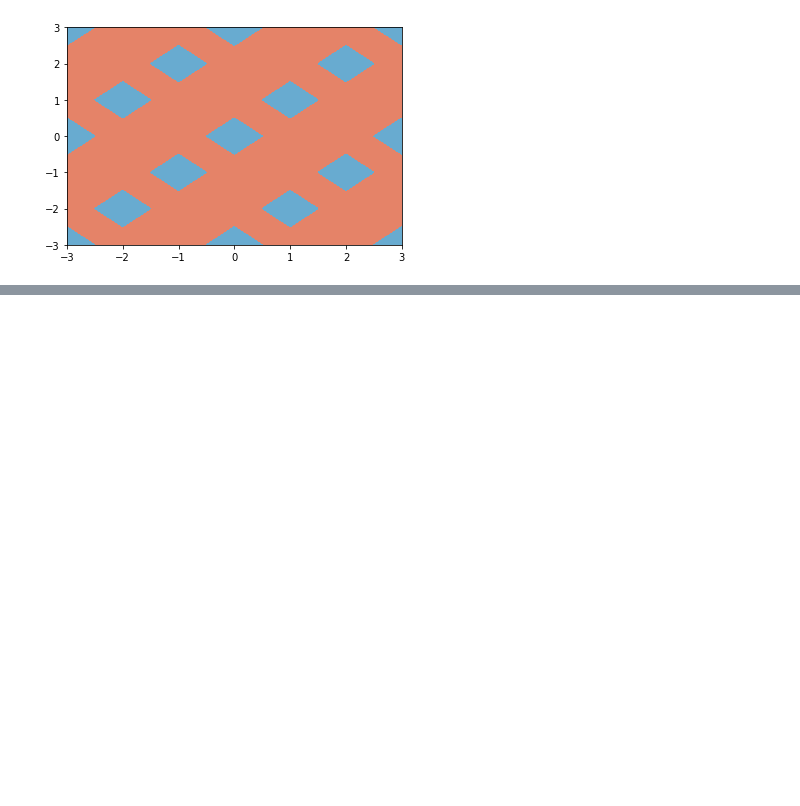
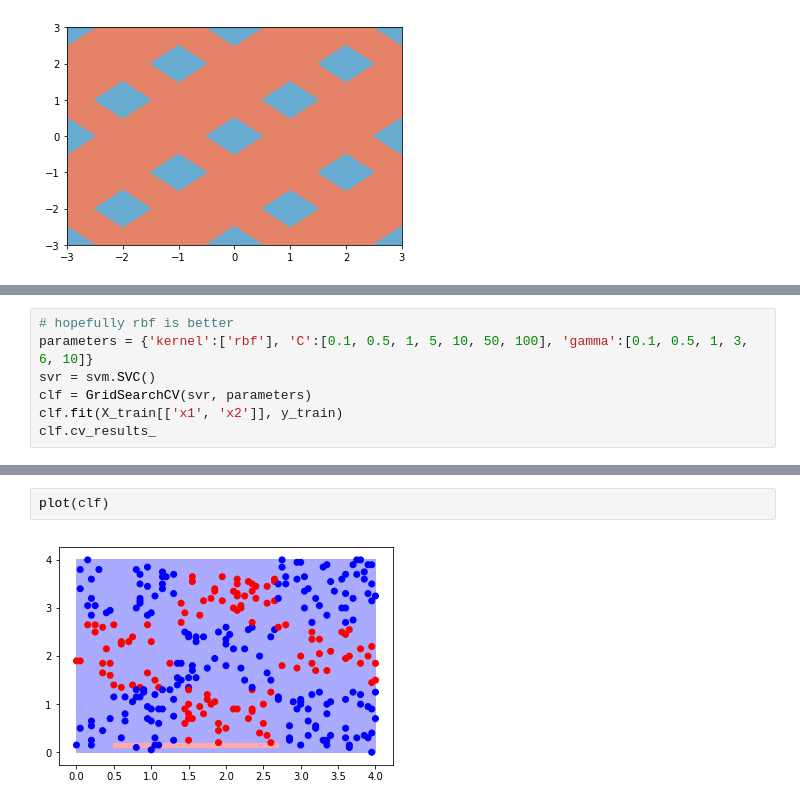
Before and after one commit to tylergeery/coursera, a Jupyter notebook: ai/classification/Classification.ipynb, the cells around one changed output, grey strips where cells are left out. Cells and saved outputs as stored; diff of their text form; blank space fills up the shorter version.

```diff
--- a/ai/classification/Classification.ipynb
+++ b/ai/classification/Classification.ipynb
@@ -108,0 +184,7 @@ CS = plt.contourf(X, Y, Z, 1,
+# %%
+# hopefully rbf is better
+parameters = {'kernel':['rbf'], 'C':[0.1, 0.5, 1, 5, 10, 50, 100], 'gamma':[0.1, 0.5, 1, 3, 6, 10]}
+svr = svm.SVC()
+clf = GridSearchCV(svr, parameters)
+clf.fit(X_train[['x1', 'x2']], y_train)
+clf.cv_results_
@@ -108,0 +209,4 @@ CS = plt.contourf(X, Y, Z, 1,
+# %%
+plot(clf)
+# %% [output]
+[figure, added]
```
Also changed, not shown: parts of 17 cells of this notebook.
